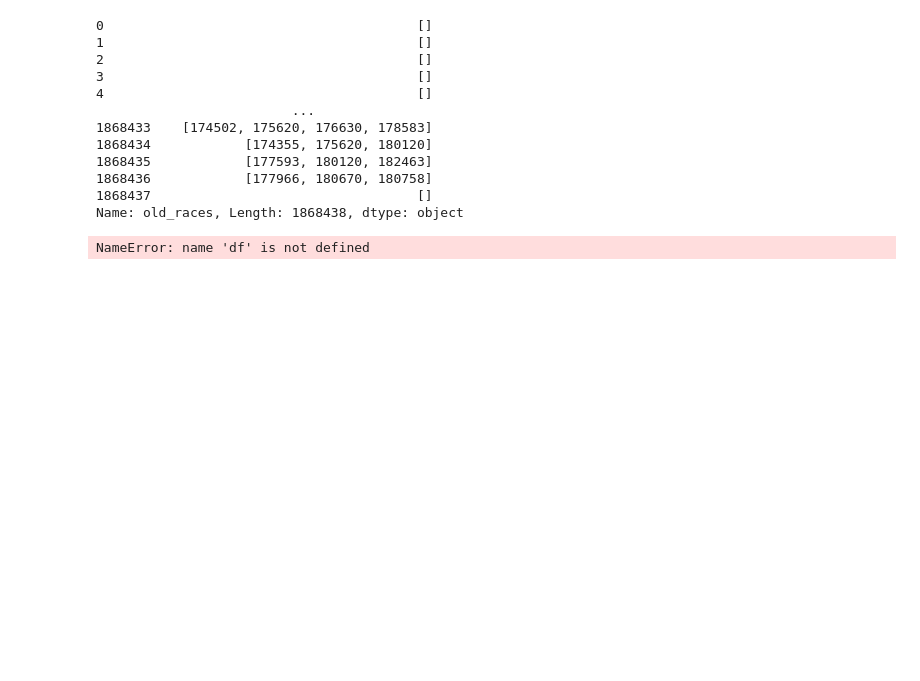
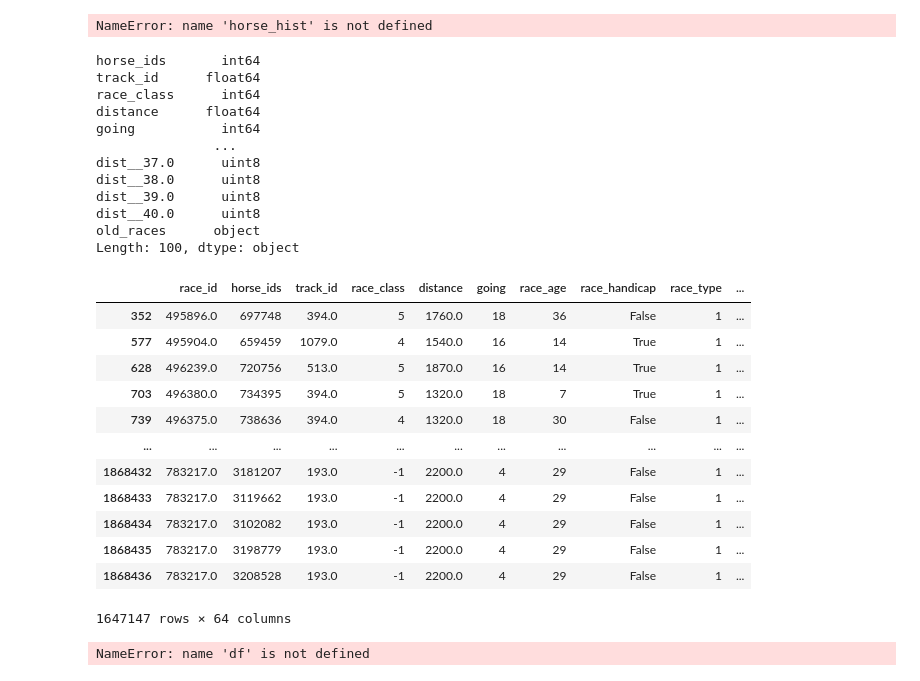
Before and after one commit to Sean-Leishman/gbp-horse-prediction, a Jupyter notebook: rnn.ipynb, the cells around one changed output. Drawn from its saved outputs; the diff is of its cells as text; code cells hidden in the pictures; blank space fills up the shorter version.

Commit message:
data loader runs without error

```diff
--- a/rnn.ipynb
+++ b/rnn.ipynb
@@ -16,22 +16,40 @@ horse_history['race_id'] = df['race_id']
 horse_history['horse_ids'] = df['horse_ids']
 horse_history['old_races'] = df.apply(dothis, axis=1)
 # %%
-new_df = df.merge(horse_history[['race_id','horse_ids','old_races']], on=['race_id','horse_ids']).iloc[: , 1:]
+new_df = raw_data.merge(horse_history[['race_id','horse_ids','old_races']], on=['race_id','horse_ids']).iloc[: , 1:]
+# %%
+horse_hist.loc[(new_df.race_id == 495896.0) & (new_df.horse_ids == 697748)]
+# %% [output]
+NameError: name 'horse_hist' is not defined
 # %%
-new_df
+new_df.dtypes
 # %% [output]
-0                                        []
-1                                        []
-2                                        []
-3                                        []
-4                                        []
-                         ...
-1868433    [174502, 175620, 176630, 178583]
-1868434            [174355, 175620, 180120]
-1868435            [177593, 180120, 182463]
-1868436            [177966, 180670, 180758]
-1868437                                  []
-Name: old_races, Length: 1868438, dtype: object
+horse_ids       int64
+track_id      float64
+race_class      int64
+distance      float64
+going           int64
+               ...
+dist__37.0      uint8
+dist__38.0      uint8
+dist__39.0      uint8
+dist__40.0      uint8
+old_races      object
+Length: 100, dtype: object
 # %%
-new_df = new_df[new_df.old_races.astype('bool')].drop(df.columns[-1], axis=1)
-new_df.to_csv("full_data_with_horse_history.csv")
+new_df = new_df[new_df.old_races.astype('bool')].drop('old_races', axis=1)
+new_df
+# %% [output]
+|  | race_id | horse_ids | track_id | race_class | distance | going | race_age | race_handicap | race_type | ... |
+| 352 | 495896.0 | 697748 | 394.0 | 5 | 1760.0 | 18 | 36 | False | 1 | ... |
+| 577 | 495904.0 | 659459 | 1079.0 | 4 | 1540.0 | 16 | 14 | True | 1 | ... |
+| 628 | 496239.0 | 720756 | 513.0 | 5 | 1870.0 | 16 | 14 | True | 1 | ... |
+| 703 | 496380.0 | 734395 | 394.0 | 5 | 1320.0 | 18 | 7 | True | 1 | ... |
+| 739 | 496375.0 | 738636 | 394.0 | 4 | 1320.0 | 18 | 30 | False | 1 | ... |
+| ... | ... | ... | ... | ... | ... | ... | ... | ... | ... | ... |
+| 1868432 | 783217.0 | 3181207 | 193.0 | -1 | 2200.0 | 4 | 29 | False | 1 | ... |
+| 1868433 | 783217.0 | 3119662 | 193.0 | -1 | 2200.0 | 4 | 29 | False | 1 | ... |
+| 1868434 | 783217.0 | 3102082 | 193.0 | -1 | 2200.0 | 4 | 29 | False | 1 | ... |
+| 1868435 | 783217.0 | 3198779 | 193.0 | -1 | 2200.0 | 4 | 29 | False | 1 | ... |
+| 1868436 | 783217.0 | 3208528 | 193.0 | -1 | 2200.0 | 4 | 29 | False | 1 | ... |
+1647147 rows × 64 columns
```
Also changed, not shown: parts of 15 cells of this notebook, 1 other file.
